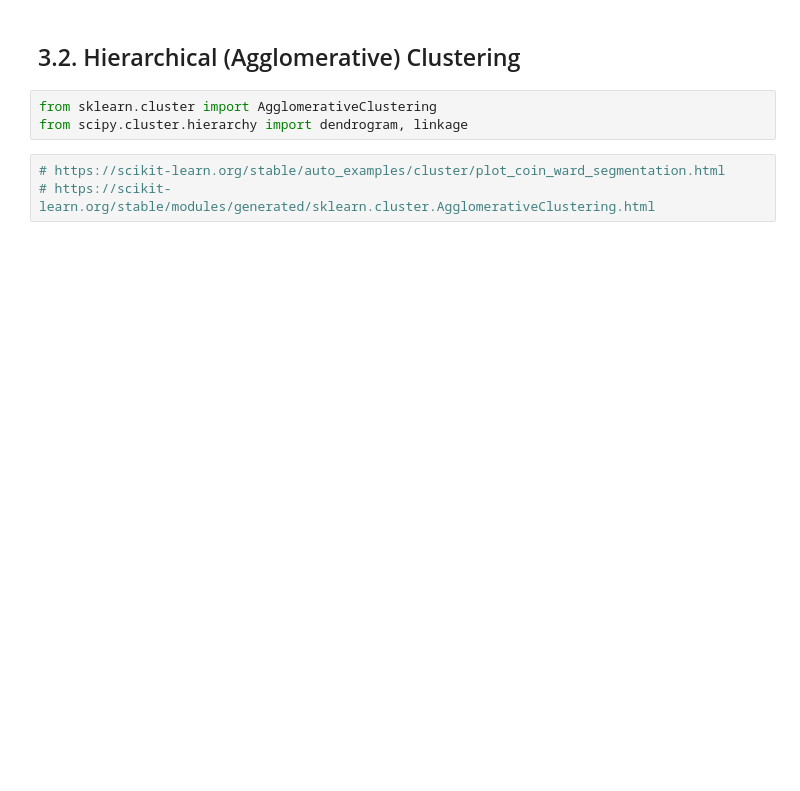
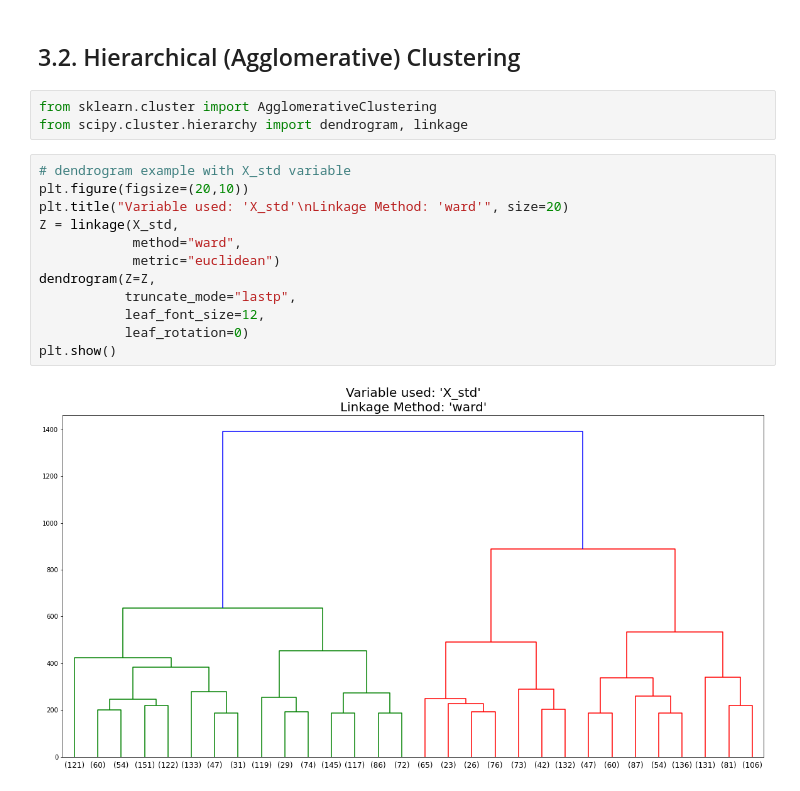
Before and after one commit to gulmert89/bootcamp_files, a Jupyter notebook: project4.ipynb, the cells around one changed output. Cells and saved outputs as stored; diff of their text form; blank space fills up the shorter version.

```diff
--- a/project4.ipynb
+++ b/project4.ipynb
@@ -364,6 +381,17 @@ Silhouette score of 'kmeans_umap2' model: 0.315
 # %%
 from sklearn.cluster import AgglomerativeClustering
 from scipy.cluster.hierarchy import dendrogram, linkage
-# %%
-# https://scikit-learn.org/stable/auto_examples/cluster/plot_coin_ward_segmentation.html
-# https://scikit-learn.org/stable/modules/generated/sklearn.cluster.AgglomerativeClustering.html
+# %%
+# dendrogram example with X_std variable
+plt.figure(figsize=(20,10))
+plt.title("Variable used: 'X_std'\nLinkage Method: 'ward'", size=20)
+Z = linkage(X_std,
+            method="ward",
+            metric="euclidean")
+dendrogram(Z=Z,
+           truncate_mode="lastp",
+           leaf_font_size=12,
+           leaf_rotation=0)
+plt.show()
+# %% [output]
+[figure, added]
```
Also changed, not shown: parts of 18 cells of this notebook.
